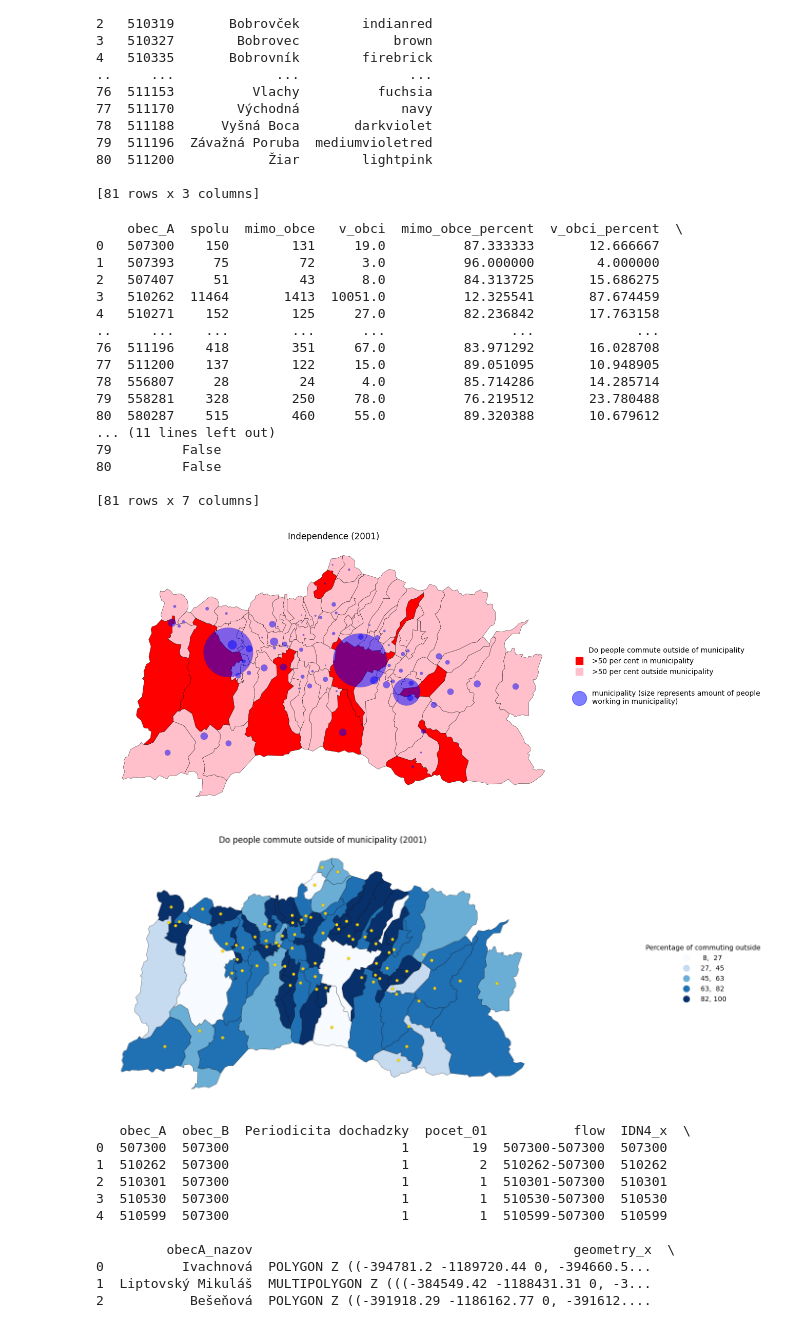
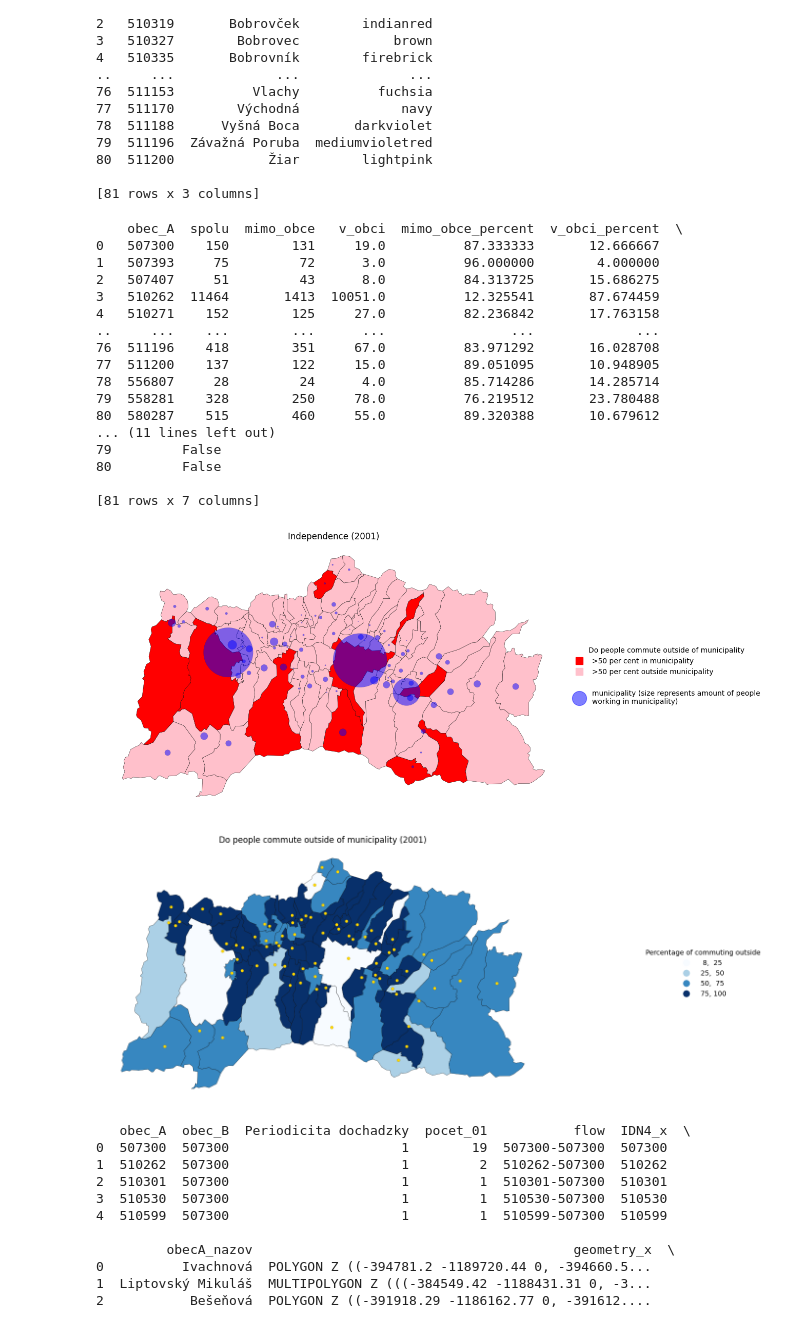
Before and after one commit to dbelohonov/maps_liptov, a Jupyter notebook: notebooks/maps_2001.ipynb, the cells around one changed output. Drawn from its saved outputs; the diff is of its cells as text; code cells hidden in the pictures.

Commit message:
Bug fixed, new gravity maps, standartized intervals

```diff
--- a/notebooks/maps_2001.ipynb
+++ b/notebooks/maps_2001.ipynb
@@ -108,7 +108,7 @@ obce_gdf = gpd.GeoDataFrame(
     crs="EPSG:5514"
 )
 # print(obce_gdf.head())
-
+independence_bins = [25, 50, 75]
 # ---------------- DOES THE MAJORITY OF PEOPLE IN WORKING AGE COMMUTE OUTSIDE OF MUNICIPALITY ----------------
 plt.figure(figsize = (11.69, 8.27))
 # plt.subplot(2, 1, 1)
@@ -173,7 +173,7 @@ plt.axis(False)
 plt.show()
 # ---------------- WHICH PERCENT OF PEOPLE DOES COMMUTE OUTSIDE OF MUNICIPALITY ----------------
 plt.figure(figsize = (11.69, 8.27))
-tablemap2["interval"] = pd.cut(tablemap2["mimo_obce_percent"], bins = 5, labels = False)
+tablemap2["interval"] = pd.cut(tablemap2["mimo_obce_percent"], bins = independence_bins, labels = False)
 # plt.subplot(2, 1, 2)
 tablemap2.plot(
     ax = plt.gca(),
@@ -182,8 +182,8 @@ tablemap2.plot(
     legend = True,
     edgecolor = "black",
     linewidth = 0.3,
-    scheme = "equalinterval",
-    k = 5,
+    scheme = "user_defined",
+    classification_kwds = {"bins": independence_bins},
     legend_kwds = {
         "title": "Percentage of commuting outside",
         "loc": "right",
@@ -195,34 +195,34 @@ tablemap2.plot(
 obce_gdf.plot(
     ax = plt.gca(),
     color = "gold",
     markersize = 20.0,
     edgecolor = "black",
     linewidth = 0.1
 )
 plt.title("Do people commute outside of municipality (2001)")
 plt.axis(False)
 # plt.savefig("../result_maps/autonomy/LM_RK_autonomy_2001.pdf", format = "pdf", dpi = 300, bbox_inches = "tight")
 plt.show()
 # %% [output]
     obec_A  spolu  mimo_obce   v_obci  mimo_obce_percent  v_obci_percent  \
 0   507300    150        131     19.0          87.333333       12.666667
 1   507393     75         72      3.0          96.000000        4.000000
 2   507407     51         43      8.0          84.313725       15.686275
 3   510262  11464       1413  10051.0          12.325541       87.674459
 4   510271    152        125     27.0          82.236842       17.763158
 ..     ...    ...        ...      ...                ...             ...
 76  511196    418        351     67.0          83.971292       16.028708
 77  511200    137        122     15.0          89.051095       10.948905
 78  556807     28         24      4.0          85.714286       14.285714
 79  558281    328        250     78.0          76.219512       23.780488
 80  580287    515        460     55.0          89.320388       10.679612
 ... (11 lines left out)
 79         False
 80         False
 
 [81 rows x 7 columns]
 [figure]
-[figure, old version]
+[figure, new version]
 # %%
 commute1 = commute.merge(
     map2,
```
Also changed, not shown: 15 other files.
